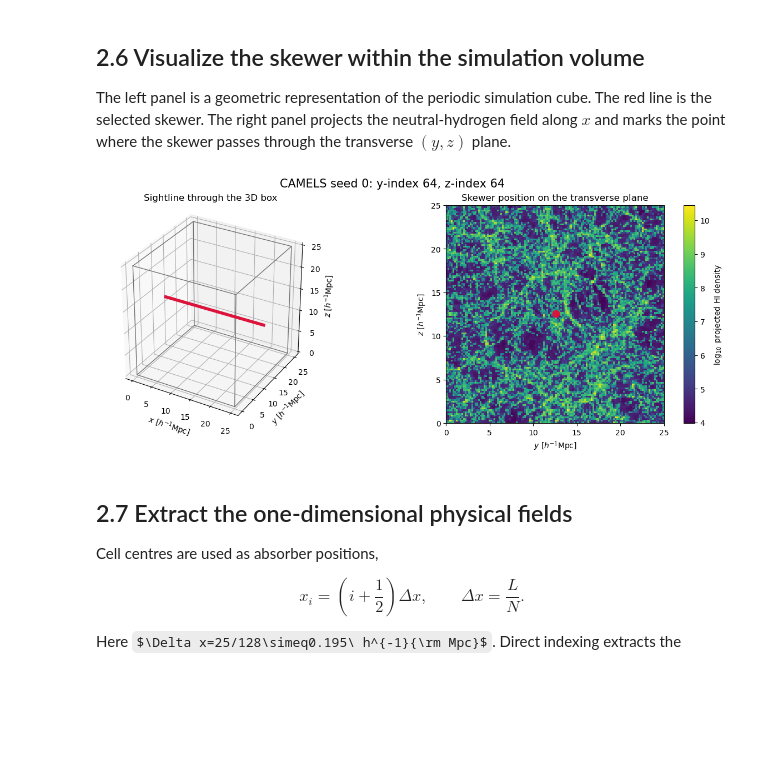
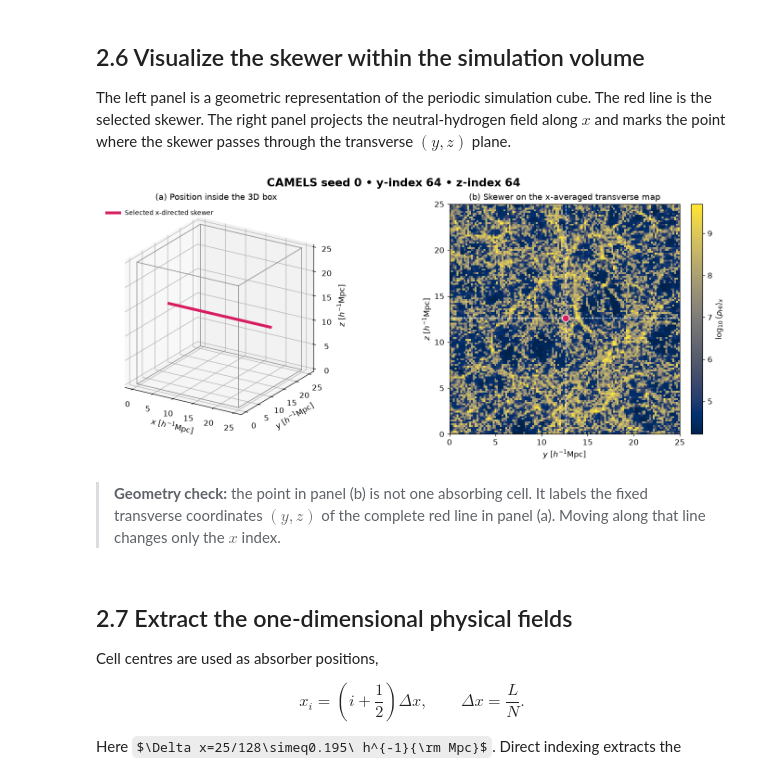
Before and after one commit to soumak-maitra/CC2-ML_for_Cosmological_Fields, a Jupyter notebook: Hands-On/CAMELS_visualization_and_Lya_forest.ipynb, the cells around one changed output. Cells and saved outputs as stored; diff of their text form; code cells hidden in the pictures; some formulas as TeX source; blank space fills up the shorter version.

```diff
--- a/Hands-On/CAMELS_visualization_and_Lya_forest.ipynb
+++ b/Hands-On/CAMELS_visualization_and_Lya_forest.ipynb
@@ -402,62 +701,94 @@ cell_size = box_size / number_of_cells
 y_coordinate = (y_index + 0.5) * cell_size
 z_coordinate = (z_index + 0.5) * cell_size
 
-fig = plt.figure(figsize=(12, 5), constrained_layout=True)
+fig = plt.figure(figsize=(13, 5.6), constrained_layout=True)
 
-ax = fig.add_subplot(1, 2, 1, projection="3d")
-edges = [
+# Left: geometric location of the skewer in the periodic cube.
+ax_3d = fig.add_subplot(1, 2, 1, projection="3d")
+cube_edges = [
     ((0, 0, 0), (box_size, 0, 0)),
     ((0, box_size, 0), (box_size, box_size, 0)),
     ((0, 0, box_size), (box_size, 0, box_size)),
     ((0, box_size, box_size), (box_size, box_size, box_size)),
     ((0, 0, 0), (0, box_size, 0)),
     ((box_size, 0, 0), (box_size, box_size, 0)),
     ((0, 0, box_size), (0, box_size, box_size)),
     ((box_size, 0, box_size), (box_size, box_size, box_size)),
     ((0, 0, 0), (0, 0, box_size)),
     ((box_size, 0, 0), (box_size, 0, box_size)),
     ((0, box_size, 0), (0, box_size, box_size)),
     ((box_size, box_size, 0), (box_size, box_size, box_size)),
 ]
+for start, end in cube_edges:
+    ax_3d.plot(*zip(start, end), color="0.55", linewidth=1)
 
-for start, end in edges:
-    ax.plot(*zip(start, end), color="0.45", linewidth=1)
-
-ax.plot(
+ax_3d.plot(
     [0, box_size],
     [y_coordinate, y_coordinate],
     [z_coordinate, z_coordinate],
-    color="crimson",
+    color=COLORS["highlight"],
     linewidth=4,
+    label="Selected x-directed skewer",
 )
-ax.set_xlabel(r"$x\ [h^{-1}{\rm Mpc}]$")
-ax.set_ylabel(r"$y\ [h^{-1}{\rm Mpc}]$")
-ax.set_zlabel(r"$z\ [h^{-1}{\rm Mpc}]$")
-ax.set_title("Sightline through the 3D box")
-ax.set_box_aspect((1, 1, 1))
+ax_3d.set(
+    xlabel=r"$x\ [h^{-1}\mathrm{Mpc}]$",
+    ylabel=r"$y\ [h^{-1}\mathrm{Mpc}]$",
+    zlabel=r"$z\ [h^{-1}\mathrm{Mpc}]$",
+    title="(a) Position inside the 3D box",
+)
+ax_3d.set_box_aspect((1, 1, 1))
+ax_3d.set_proj_type("ortho")
+ax_3d.view_init(elev=22, azim=-58)
+ax_3d.legend(loc="upper left", fontsize=9)
 
-ax = fig.add_subplot(1, 2, 2)
-HI_projection = np.log10(HI_boxes[seed].mean(axis=0)).T
-image = ax.imshow(
+# Right: mean along x, leaving the transverse (y, z) plane.
+ax_map = fig.add_subplot(1, 2, 2)
+HI_projection = safe_log10(HI_boxes[seed].mean(axis=0)).T
+colour_min, colour_max = robust_limits([HI_projection])
+image = ax_map.imshow(
     HI_projection,
     origin="lower",
     extent=[0, box_size, 0, box_size],
+    cmap="cividis",
+    vmin=colour_min,
+    vmax=colour_max,
+    interpolation="nearest",
 )
-ax.plot(y_coordinate, z_coordinate, "o", color="crimson", markersize=9)
-ax.set_xlabel(r"$y\ [h^{-1}{\rm Mpc}]$")
-ax.set_ylabel(r"$z\ [h^{-1}{\rm Mpc}]$")
-ax.set_title("Skewer position on the transverse plane")
-fig.colorbar(image, ax=ax, label=r"$\log_{10}$ projected HI density")
+ax_map.axvline(y_coordinate, color="white", linestyle="--", linewidth=0.9)
+ax_map.axhline(z_coordinate, color="white", linestyle="--", linewidth=0.9)
+ax_map.scatter(
+    y_coordinate,
+    z_coordinate,
+    s=95,
+    color=COLORS["highlight"],
+    edgecolor="white",
+    linewidth=1,
+    zorder=3,
+)
+ax_map.set(
+    xlabel=r"$y\ [h^{-1}\mathrm{Mpc}]$",
+    ylabel=r"$z\ [h^{-1}\mathrm{Mpc}]$",
+    title="(b) Skewer on the x-averaged transverse map",
+    aspect="equal",
+)
+colourbar = fig.colorbar(image, ax=ax_map, pad=0.02)
+colourbar.set_label(r"$\log_{10}\langle\rho_{\rm HI}\rangle_x$")
 
-fig.suptitle(f"CAMELS seed {seed}: y-index {y_index}, z-index {z_index}", fontsize=15)
+fig.suptitle(
+    f"CAMELS seed {seed} • y-index {y_index} • z-index {z_index}",
+    fontsize=16,
+    fontweight="semibold",
+)
 fig.savefig(
     output_directory / f"CAMELS_skewer_geometry_seed_{seed}.png",
-    dpi=150,
     bbox_inches="tight",
+    facecolor="white",
 )
 plt.show()
 # %% [output]
-[figure, old version]
+[figure, new version]
+# %% [markdown]
+> **Geometry check:** the point in panel (b) is not one absorbing cell. It labels the fixed transverse coordinates $(y,z)$ of the complete red line in panel (a). Moving along that line changes only the $x$ index.
 # %% [markdown]
 ## 2.7 Extract the one-dimensional physical fields
 
```
Also changed, not shown: parts of 33 cells of this notebook, 8 other files.
